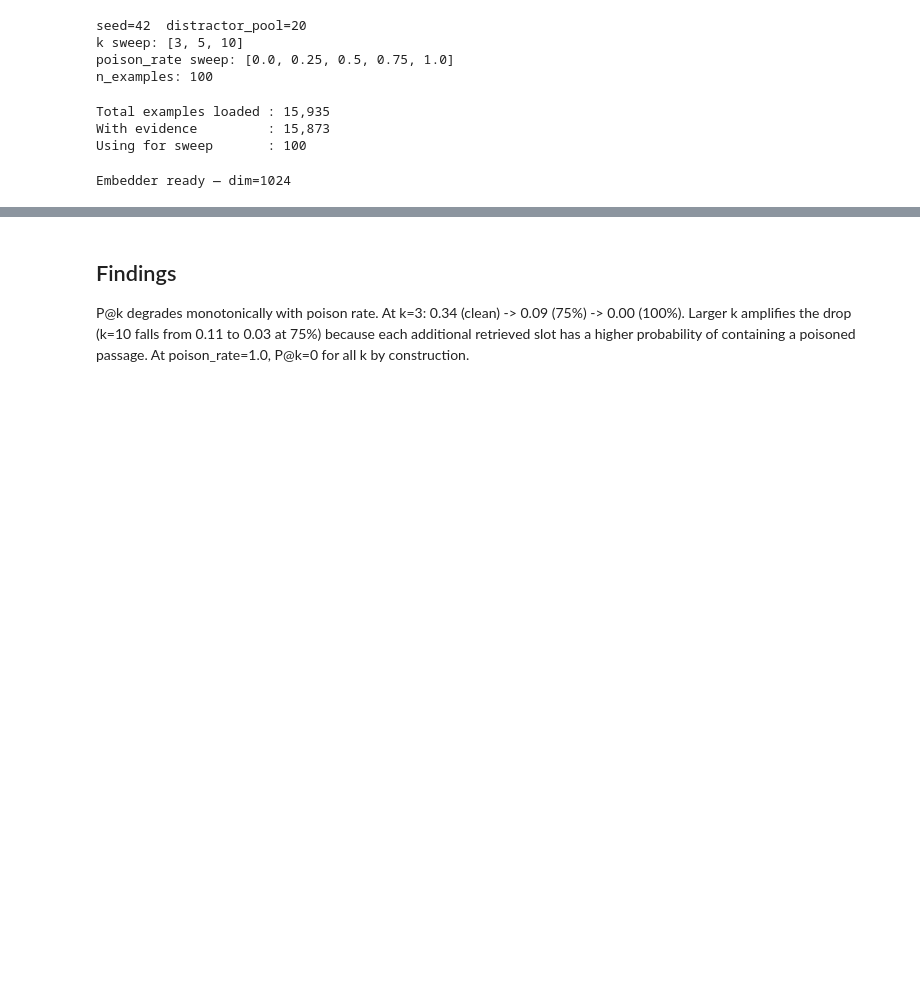
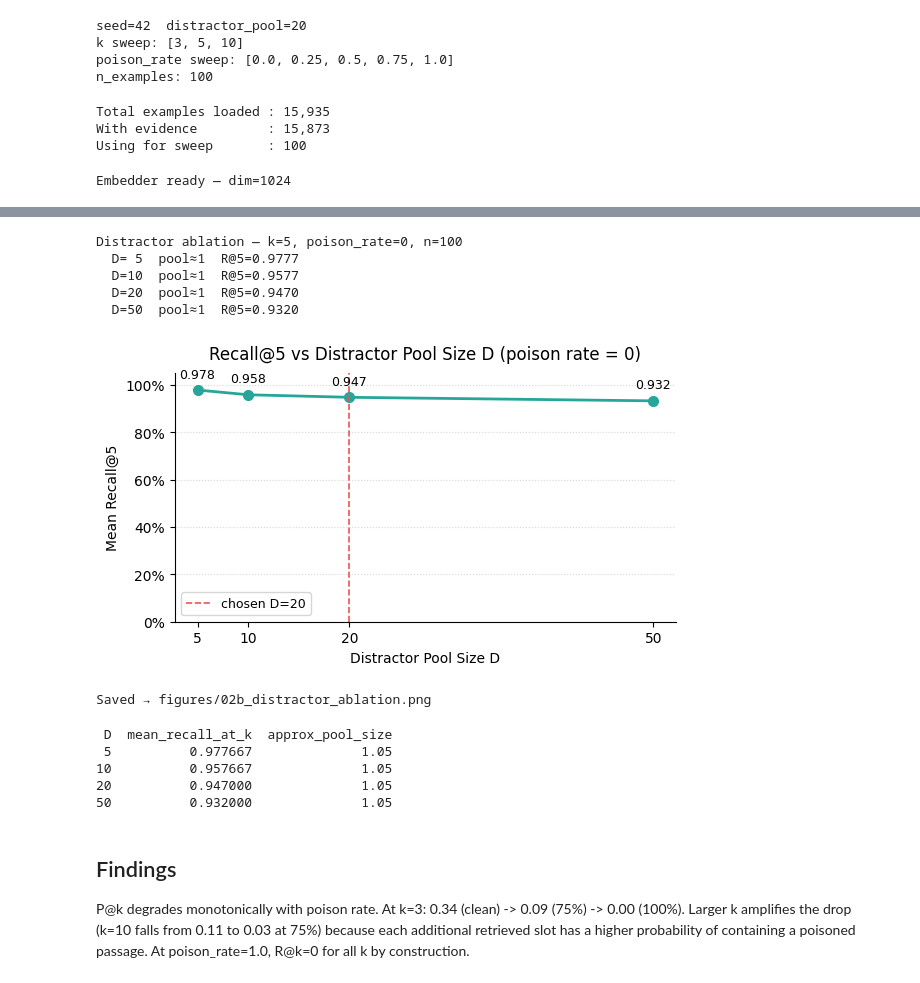
Before and after one commit to PrismaKisar/rag-trustworthiness, a Jupyter notebook: notebooks/04_retrieval.ipynb, the cells around one changed output, grey strips where cells are left out. Cells and saved outputs as stored; diff of their text form; code cells hidden in the pictures; blank space fills up the shorter version.

```diff
--- a/notebooks/04_retrieval.ipynb
+++ b/notebooks/04_retrieval.ipynb
@@ -177,4 +216,76 @@ embedder.close()
+# %%
+D_VALUES = [5, 10, 20, 50]
+K_ABLATION = 5
+
+def run_distractor_ablation(examples, embedder, d_values, k=5, seed=42):
+    """Recall@k at poison_rate=0 for each distractor pool size."""
+    import numpy as np
+    rows = []
+    for d in d_values:
+        corpora = build_all_corpora(examples, distractor_pool_size=d, seed=seed)
+        retriever = Retriever(embedder, k=k)
+        recalls = []
+        for ex, corpus in zip(examples, corpora):
+            retriever.build(corpus)
+            retrieved = retriever.retrieve(ex["claim"], k=k)
+            gold = [corpus.passages[i] for i in corpus.gold_indices]
+            pool_size = len(corpus.passages)
+            recalls.append(recall_at_k(retrieved, gold) if gold else 0.0)
+        mean_r = float(np.mean(recalls))
+        mean_pool = float(np.mean([len(build_all_corpora([ex], distractor_pool_size=d)[0].passages)
+                                   for ex in examples[:20]]))
+        rows.append({"D": d, "mean_recall_at_k": mean_r, "approx_pool_size": mean_pool})
+        print(f"  D={d:2d}  pool≈{mean_pool:.0f}  R@{k}={mean_r:.4f}")
+    return pd.DataFrame(rows)
+
+print(f"Distractor ablation - k={K_ABLATION}, poison_rate=0, n={len(examples)}")
+df_ablation = run_distractor_ablation(examples, embedder, D_VALUES, k=K_ABLATION, seed=SEED)
+# %% [output]
+Distractor ablation — k=5, poison_rate=0, n=100
+  D= 5  pool≈1  R@5=0.9777
+  D=10  pool≈1  R@5=0.9577
+  D=20  pool≈1  R@5=0.9470
+  D=50  pool≈1  R@5=0.9320
+# %%
+fig, ax = plt.subplots(figsize=(6, 3.5))
+
+ax.plot(df_ablation["D"], df_ablation["mean_recall_at_k"],
+        marker="o", linewidth=2, markersize=7, color="#26A69A")
+
+for _, row in df_ablation.iterrows():
+    ax.annotate(f"{row['mean_recall_at_k']:.3f}",
+                xy=(row["D"], row["mean_recall_at_k"]),
+                xytext=(0, 9), textcoords="offset points",
+                ha="center", fontsize=9)
+
+ax.axvline(x=20, color="#EF5350", linestyle="--", linewidth=1.2, label="chosen D=20")
+ax.set_title(f"Recall@{K_ABLATION} vs Distractor Pool Size D (poison rate = 0)", fontsize=12, pad=10)
+ax.set_xlabel("Distractor Pool Size D")
+ax.set_ylabel(f"Mean Recall@{K_ABLATION}")
+ax.set_ylim(0.0, 1.05)
+ax.set_xticks(D_VALUES)
+ax.yaxis.set_major_formatter(mticker.PercentFormatter(xmax=1))
+ax.legend(fontsize=9)
+ax.spines[["top", "right"]].set_visible(False)
+ax.grid(axis="y", linestyle=":", alpha=0.5)
+
+plt.tight_layout()
+plt.savefig("../figures/02b_distractor_ablation.png", dpi=150, bbox_inches="tight")
+plt.show()
+print("Saved → figures/02b_distractor_ablation.png")
+# %% [output]
+[figure, added]
+Saved → figures/02b_distractor_ablation.png
+# %%
+print(df_ablation.to_string(index=False))
+embedder.close()
+# %% [output]
+ D  mean_recall_at_k  approx_pool_size
+ 5          0.977667              1.05
+10          0.957667              1.05
+20          0.947000              1.05
+50          0.932000              1.05
 # %% [markdown]
 ## Findings
 
-P@k degrades monotonically with poison rate. At k=3: 0.34 (clean) -> 0.09 (75%) -> 0.00 (100%). Larger k amplifies the drop (k=10 falls from 0.11 to 0.03 at 75%) because each additional retrieved slot has a higher probability of containing a poisoned passage. At poison_rate=1.0, P@k=0 for all k by construction.
+P@k degrades monotonically with poison rate. At k=3: 0.34 (clean) -> 0.09 (75%) -> 0.00 (100%). Larger k amplifies the drop (k=10 falls from 0.11 to 0.03 at 75%) because each additional retrieved slot has a higher probability of containing a poisoned passage. At poison_rate=1.0, R@k=0 for all k by construction.
```
Also changed, not shown: parts of 8 cells of this notebook, 9 other files.
